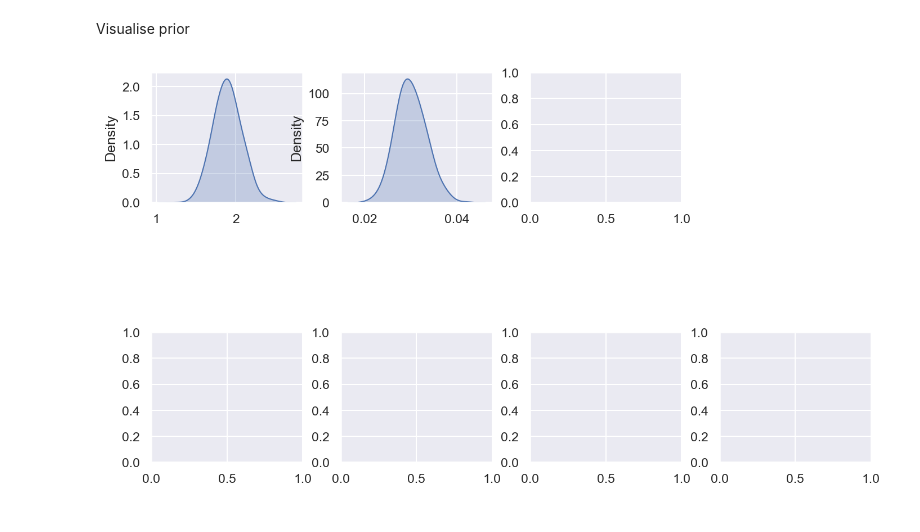
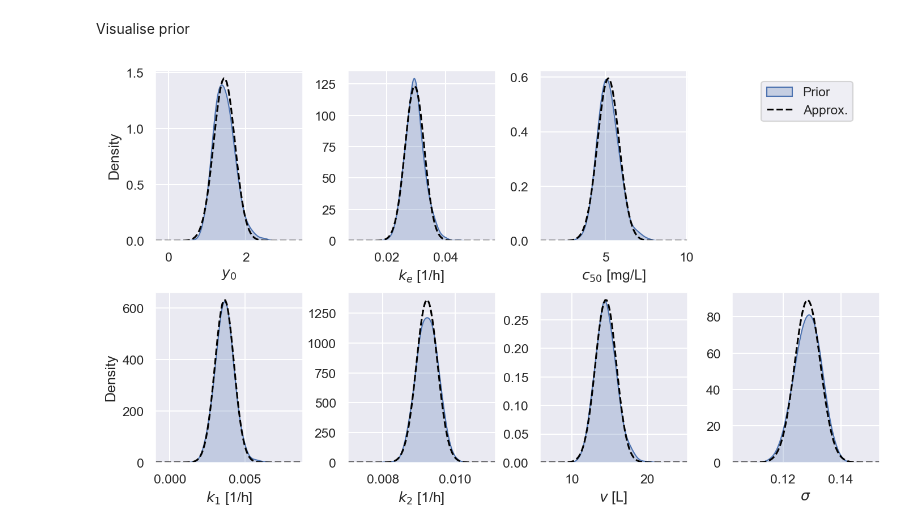
Before and after one commit to DavAug/mipd-warfarin, a Jupyter notebook: results/2_semi_mechanistic_model/results.ipynb, the cells around one changed output. Cells and saved outputs as stored; diff of their text form; code cells hidden in the pictures.

```diff
--- a/results/2_semi_mechanistic_model/results.ipynb
+++ b/results/2_semi_mechanistic_model/results.ipynb
@@ -1313,7 +1313,7 @@ for idp, param in enumerate(pop_parameters.T):
     axes[idp].set_xlim([min_value, max_value])
     if idp in [0, 1, 2, 11, 12]:
         axes[idp].annotate(
-            "CVT II", xy=(0, 0.37), xytext=(0.05, 0.75),
+            "VCT II", xy=(0, 0.37), xytext=(0.05, 0.75),
             xycoords=axes[idp].transAxes, color='blue')
         continue
     axes[idp].plot(xs, evals, color='black')
@@ -1639,9 +1639,9 @@ posterior = xr.load_dataset(
 posterior2 = xr.load_dataset(
     directory + '/posteriors/posterior_trial_phase_II.nc')
 parameters = np.vstack([
-    posterior['Log mean myokit.baseline_inr'].values.flatten(),
-    posterior['Log std. myokit.baseline_inr'].values.flatten(),
-    posterior['Rel. baseline INR A'].values.flatten(),
+    posterior2['Log mean myokit.baseline_inr'].values.flatten(),
+    posterior2['Log std. myokit.baseline_inr'].values.flatten(),
+    posterior2['Rel. baseline INR A'].values.flatten(),
     posterior['Log mean myokit.elimination_rate'].values.flatten(),
     posterior['Log std. myokit.elimination_rate'].values.flatten(),
     posterior['Rel. elimination rate shift *2*2'].values.flatten(),
@@ -1672,30 +1676,88 @@ Visualise prior
 # %%
 # Create layout
 fontsize = 10
 my_dpi = 192
 fig = plt.figure(figsize=(2250 // my_dpi, 1200 // my_dpi), dpi=150)
-outer = gridspec.GridSpec(2, 4, hspace=1, wspace=0.25)
+outer = gridspec.GridSpec(2, 4, hspace=0.3, wspace=0.3)
 
 # Create axes for marginal posteriors
 axes = []
 axes.append(plt.Subplot(fig, outer[0]))
 axes.append(plt.Subplot(fig, outer[1]))
 axes.append(plt.Subplot(fig, outer[2]))
 axes.append(plt.Subplot(fig, outer[4]))
 axes.append(plt.Subplot(fig, outer[5]))
 axes.append(plt.Subplot(fig, outer[6]))
 axes.append(plt.Subplot(fig, outer[7]))
 
 # Add axes to figure
 for ax in axes:
     fig.add_subplot(ax)
 
-# Plot inference results (parameter space)
-sns.kdeplot(
-    x=prior_samples[:, 0, 0], fill=True, ax=axes[0], bw_adjust=1.5)
-sns.kdeplot(
-    x=prior_samples[:, 0, 1], fill=True, ax=axes[1], bw_adjust=1.5)
+# Plot exact priors
+for ida, ax in enumerate(axes):
+    sns.kdeplot(
+        x=prior_samples[:, 0, ida], fill=True, ax=ax, bw_adjust=1.5,
+        label='Prior')
+
+# Plot approximate priors
+log_priors = [
+    pints.GaussianLogPrior(
+        np.mean(prior_samples[:, 0, 0]),
+        np.std(prior_samples[:, 0, 0], ddof=1)),      # y_0
+    pints.GaussianLogPrior(
+        np.mean(prior_samples[:, 0, 1]),
+        np.std(prior_samples[:, 0, 1], ddof=1)),      # k_e
+    pints.GaussianLogPrior(
+        np.mean(prior_samples[:, 0, 2]),
+        np.std(prior_samples[:, 0, 2], ddof=1)),      # c_50
+    pints.GaussianLogPrior(
+        np.mean(prior_samples[:, 0, 3]),
+        np.std(prior_samples[:, 0, 3], ddof=1)),      # k_1
+    pints.GaussianLogPrior(
+        np.mean(prior_samples[:, 0, 4]),
+        np.std(prior_samples[:, 0, 4], ddof=1)),      # k_2
+    pints.GaussianLogPrior(
+        np.mean(prior_samples[:, 0, 5]),
+        np.std(prior_samples[:, 0, 5], ddof=1)),      # v
+    pints.GaussianLogPrior(
+        np.mean(prior_samples[:, 0, 6]),
+        np.std(prior_samples[:, 0, 6], ddof=1)),      # sigma
+]
+for idp in range(7):
+    param = prior_samples[:, 0, idp]
+    min_value = np.min(param)
+    max_value = np.max(param)
+    span = max_value - min_value
+    min_value -= 0.5 * span
+    max_value += 0.5 * span
+    xs = np.linspace(min_value, max_value, num=100)
+    evals = []
+    for x in xs:
+        evals.append(np.exp(log_priors[idp]([x])))
+    axes[idp].set_xlim([min_value, max_value])
+    axes[idp].plot(xs, evals, color='black', linestyle='--', label='Approx.')
+
+# Label plots
+axes[0].set_xlabel(r'$y_0$')
+axes[1].set_xlabel(r'$k_e$ [1/h]')
+axes[2].set_xlabel(r'$c_{50}$ [mg/L]')
+axes[3].set_xlabel(r'$k_1$ [1/h]')
+axes[4].set_xlabel(r'$k_2$ [1/h]')
+axes[5].set_xlabel(r'$v$ [L]')
+axes[6].set_xlabel(r'$\sigma$')
+
+axes[1].set_ylabel('')
+axes[2].set_ylabel('')
+axes[4].set_ylabel('')
+axes[5].set_ylabel('')
+axes[6].set_ylabel('')
+
+axes[2].legend(loc=[1.5, 0.7])
+
+plt.savefig('8_example_prior_for_11_GG_individual.pdf', bbox_inches='tight')
+plt.savefig('8_example_prior_for_11_GG_individual.tif', bbox_inches='tight')
 
 plt.show()
 # %% [output]
-[figure, old version]
+[figure, new version]
```
Also changed, not shown: parts of 1 cell of this notebook, 4 other files.
